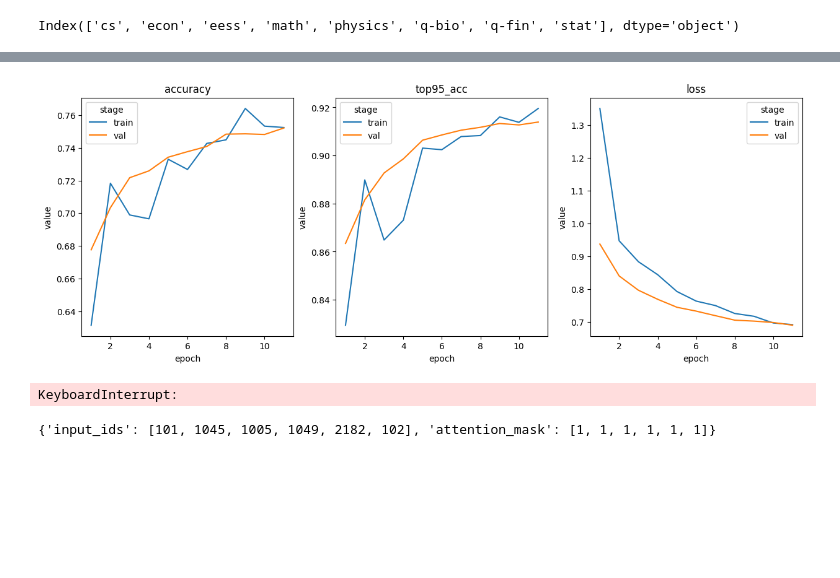
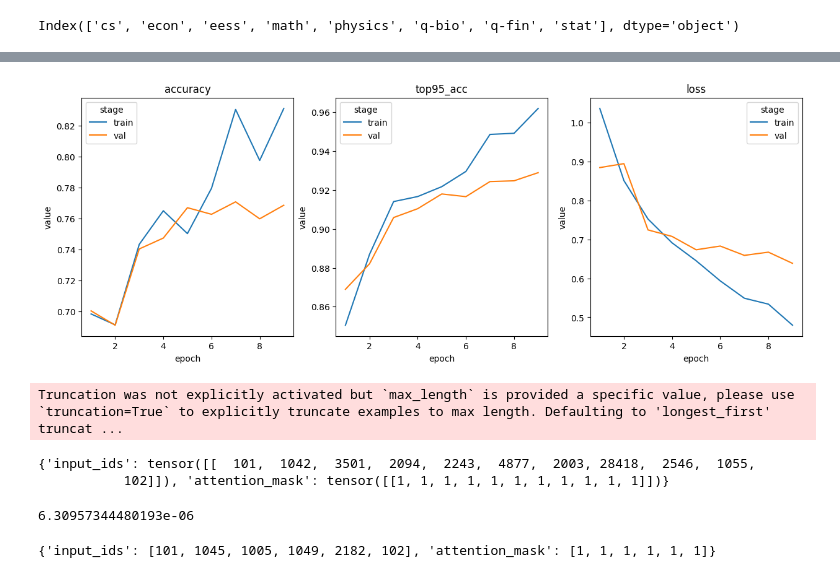
Before and after one commit to virtualphoton/papers_classification, a Jupyter notebook: 02_torch_research.ipynb, the cells around one changed output, grey strips where cells are left out. Drawn from its saved outputs; the diff is of its cells as text; code cells hidden in the pictures; blank space fills up the shorter version.

```diff
--- a/02_torch_research.ipynb
+++ b/02_torch_research.ipynb
@@ -389,23 +409,59 @@ def plot(acc_history, metrics):
+# %%
+samples_per_epoch = 200
+epochs = 10
+train_set = MyDataset(train_seq, samples_per_epoch)
+val_set = MyDataset(val_seq)
+
+history = {}
+for i, lr in enumerate(np.logspace(-7, -4, 6)):
+    if i == 0:
+        continue
+    loss_fn = torch.nn.CrossEntropyLoss()
+    model.load("models/04_base")
+    model.cuda()
+
+    optimizer = AdamW(model.parameters(),
+                      lr=lr,
+                      weight_decay=0.65
+                    )
+
+    scheduler = get_linear_schedule_with_warmup(optimizer,
+                                                num_warmup_steps=0,
+                                                num_training_steps=len(train_set) * epochs)
+
+    acc_history = {'train': [], 'val': []}
+    params = dict(
+        optimizer=optimizer,
+        scaler=GradScaler(),
+        scheduler=scheduler,
+        loss_fn=loss_fn,
+        exp_mean_alpha=0.95
+    )
+
+    for _ in range(epochs):
+        clear_output(True)
+        plot(acc_history, ["accuracy", "top95_acc", "loss"], f"plots/{i}.png")
+
+        acc_history['train'].append(train(model, train_set, **params))
+        acc_history['val'].append(validate(model, val_set, **params))
+    history[lr] = acc_history
+    model.save(f'models/04_{i}')
+# %% [output]
+[figure, added]
+# %%
+tokenizer.encode_plus(
+    "fjdkls isijf s",
+    max_length=30,
+    return_tensors='pt'
+)
+# %% [output]
+Truncation was not explicitly activated but `max_length` is provided a specific value, please use `truncation=True` to explicitly truncate examples to max length. Defaulting to 'longest_first' truncat ...
+{'input_ids': tensor([[  101,  1042,  3501,  2094,  2243,  4877,  2003, 28418,  2546,  1055,
+           102]]), 'attention_mask': tensor([[1, 1, 1, 1, 1, 1, 1, 1, 1, 1, 1]])}
 # %%
-params = dict(
-    optimizer=optimizer,
-    scaler=scaler,
-    scheduler=scheduler,
-    loss_fn=loss_fn,
-    use_title=False,
-    exp_mean_alpha=0.95
-)
-
-for _ in range(15):
-    clear_output(True)
-    plot(acc_history, ["accuracy", "top95_acc", "loss"])
-    acc_history['train'].append(train(model, train_set, **params))
-    acc_history['val'].append(validate(model, val_set, **params))
-clear_output(True)
-plot(acc_history, "accuracy")
+np.logspace(-7, -4, 6)[3]
 # %% [output]
-[figure, removed]
-KeyboardInterrupt:
+6.30957344480193e-06
 # %%
 tokenizer.encode_plus("I'm here")
 # %% [output]
```
Also changed, not shown: parts of 17 cells of this notebook.
